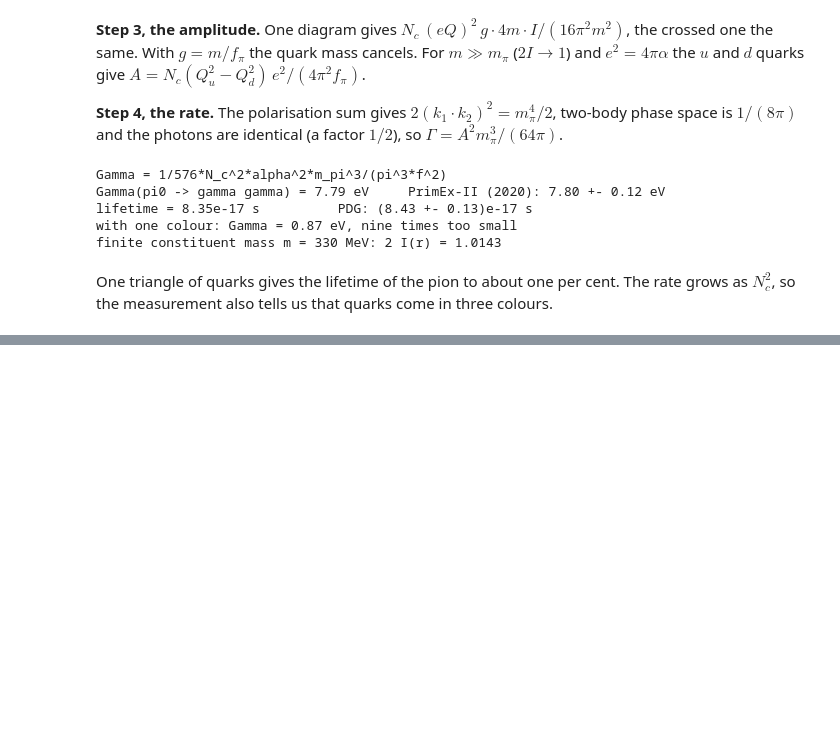
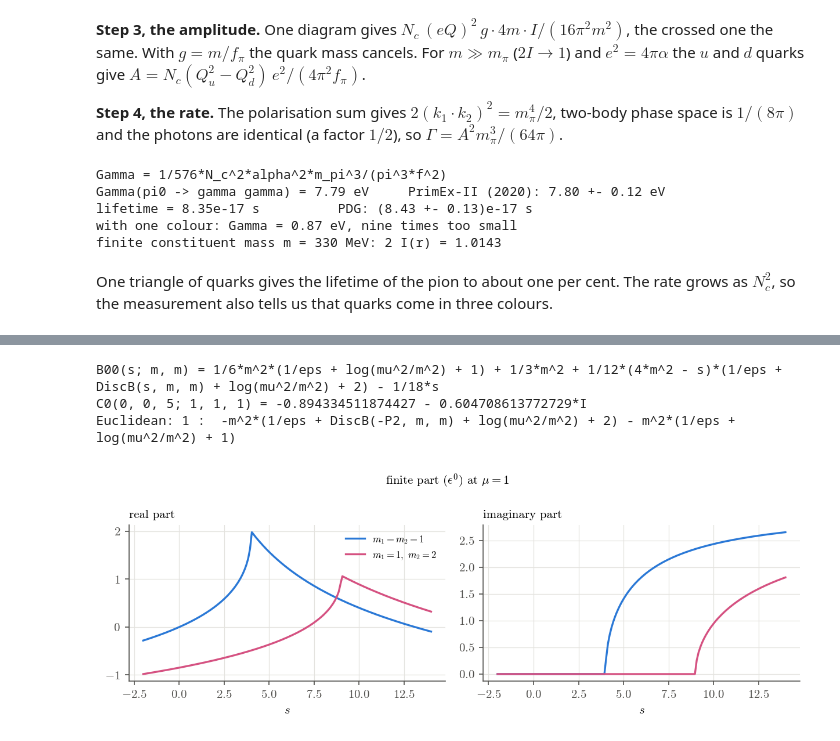
Before and after one commit to aburousan/feynsage, a Jupyter notebook: examples/feynsage_walkthrough.ipynb, the cells around one changed output, grey strips where cells are left out. Cells and saved outputs as stored; diff of their text form; code cells hidden in the pictures; blank space fills up the shorter version.

```diff
--- a/examples/feynsage_walkthrough.ipynb
+++ b/examples/feynsage_walkthrough.ipynb
@@ -398,0 +445,11 @@ measurement also tells us that quarks come in three colours.
+# %%
+s, m = var('s m')
+print("B00(s; m, m) =", PVB(1, 0, s, m, m))
+print("C0(0, 0, 5; 1, 1, 1) =", C0(0, 0, 5, 1, 1, 1).n())
+print("Euclidean:", loop("l^2", ["l", "m"], ["l + p", "m"], kin={"p^2": "P2"}, euclidean=True))
+quick_plot([B0(s, 1, 1), B0(s, 1, 2)], (s, -2, 14), labels=["$m_1 = m_2 = 1$", "$m_1 = 1,\\ m_2 = 2$"]);
+# %% [output]
+B00(s; m, m) = 1/6*m^2*(1/eps + log(mu^2/m^2) + 1) + 1/3*m^2 + 1/12*(4*m^2 - s)*(1/eps + DiscB(s, m, m) + log(mu^2/m^2) + 2) - 1/18*s
+C0(0, 0, 5; 1, 1, 1) = -0.894334511874427 - 0.604708613772729*I
+Euclidean: 1 :  -m^2*(1/eps + DiscB(-P2, m, m) + log(mu^2/m^2) + 2) - m^2*(1/eps + log(mu^2/m^2) + 1)
+[figure, added]
```
Also changed, not shown: parts of 16 cells of this notebook, 18 other files.
